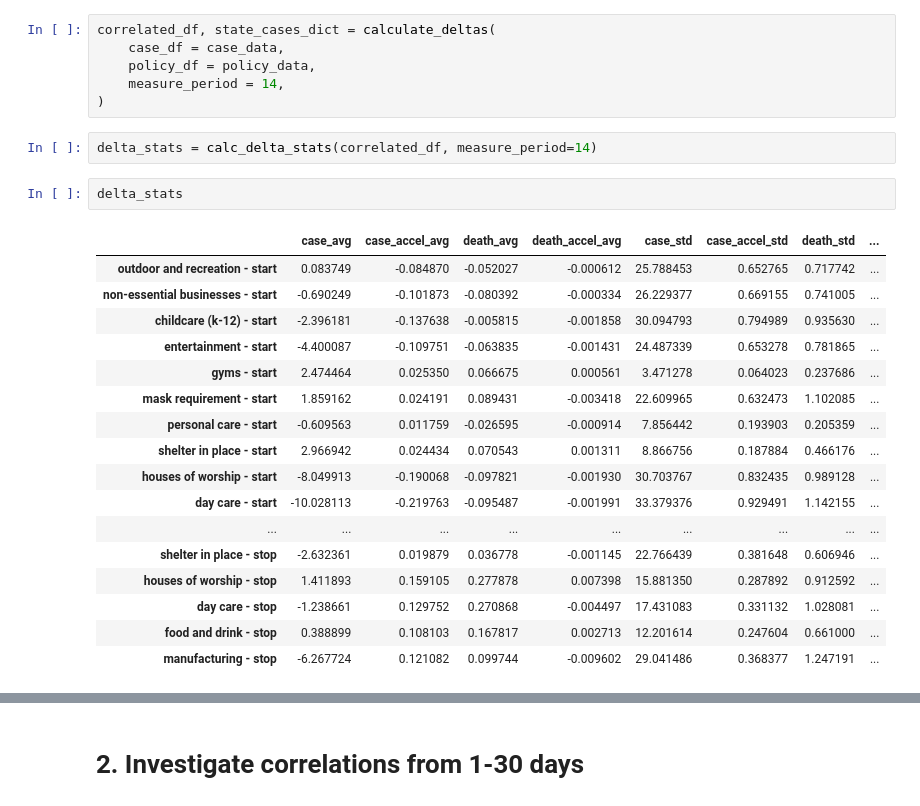
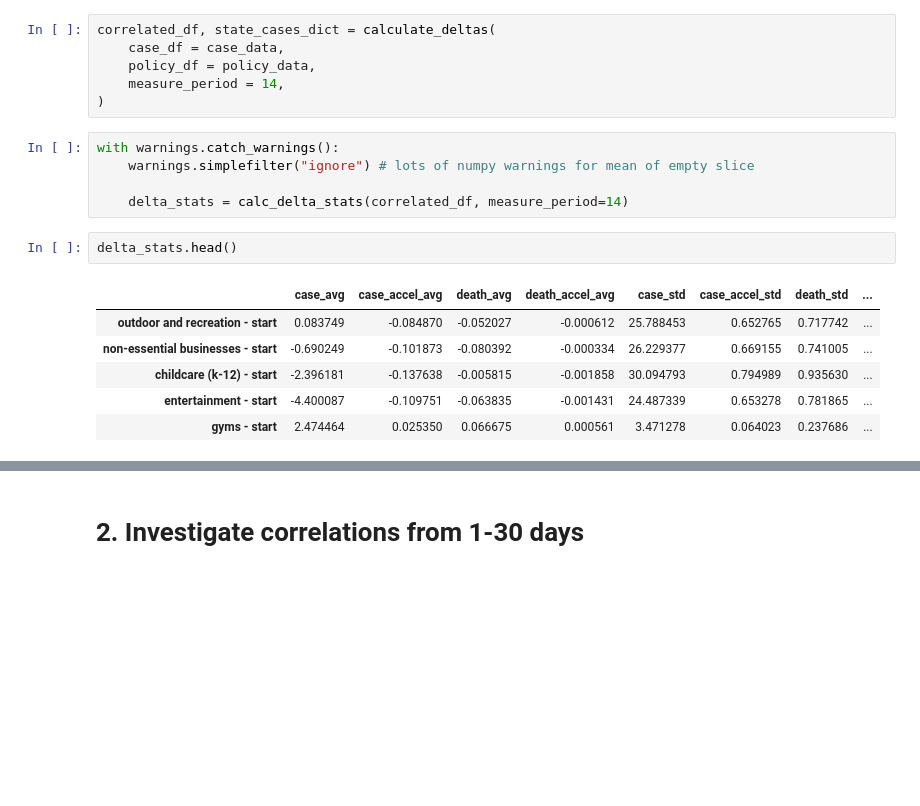
Before and after one commit to apalermo01/Covid-19-correlation-analysis, a Jupyter notebook: 04-First attempt at correlation analysis.ipynb, the cells around one changed output, grey strips where cells are left out. Cells and saved outputs as stored; diff of their text form; blank space fills up the shorter version.

```diff
--- a/04-First attempt at correlation analysis.ipynb
+++ b/04-First attempt at correlation analysis.ipynb
@@ -25,25 +26,17 @@ correlated_df, state_cases_dict = calculate_deltas(
     policy_df = policy_data,
     measure_period = 14,
 )
-# %%
-delta_stats = calc_delta_stats(correlated_df, measure_period=14)
+# %%
+with warnings.catch_warnings():
+    warnings.simplefilter("ignore") # lots of numpy warnings for mean of empty slice
+
+    delta_stats = calc_delta_stats(correlated_df, measure_period=14)
 # %%
-delta_stats
+delta_stats.head()
 # %% [output]
 |  | case_avg | case_accel_avg | death_avg | death_accel_avg | case_std | case_accel_std | death_std | ... |
 | outdoor and recreation - start | 0.083749 | -0.084870 | -0.052027 | -0.000612 | 25.788453 | 0.652765 | 0.717742 | ... |
 | non-essential businesses - start | -0.690249 | -0.101873 | -0.080392 | -0.000334 | 26.229377 | 0.669155 | 0.741005 | ... |
 | childcare (k-12) - start | -2.396181 | -0.137638 | -0.005815 | -0.001858 | 30.094793 | 0.794989 | 0.935630 | ... |
 | entertainment - start | -4.400087 | -0.109751 | -0.063835 | -0.001431 | 24.487339 | 0.653278 | 0.781865 | ... |
 | gyms - start | 2.474464 | 0.025350 | 0.066675 | 0.000561 | 3.471278 | 0.064023 | 0.237686 | ... |
-| mask requirement - start | 1.859162 | 0.024191 | 0.089431 | -0.003418 | 22.609965 | 0.632473 | 1.102085 | ... |
-| personal care - start | -0.609563 | 0.011759 | -0.026595 | -0.000914 | 7.856442 | 0.193903 | 0.205359 | ... |
-| shelter in place - start | 2.966942 | 0.024434 | 0.070543 | 0.001311 | 8.866756 | 0.187884 | 0.466176 | ... |
-| houses of worship - start | -8.049913 | -0.190068 | -0.097821 | -0.001930 | 30.703767 | 0.832435 | 0.989128 | ... |
-| day care - start | -10.028113 | -0.219763 | -0.095487 | -0.001991 | 33.379376 | 0.929491 | 1.142155 | ... |
-| ... | ... | ... | ... | ... | ... | ... | ... | ... |
-| shelter in place - stop | -2.632361 | 0.019879 | 0.036778 | -0.001145 | 22.766439 | 0.381648 | 0.606946 | ... |
-| houses of worship - stop | 1.411893 | 0.159105 | 0.277878 | 0.007398 | 15.881350 | 0.287892 | 0.912592 | ... |
-| day care - stop | -1.238661 | 0.129752 | 0.270868 | -0.004497 | 17.431083 | 0.331132 | 1.028081 | ... |
-| food and drink - stop | 0.388899 | 0.108103 | 0.167817 | 0.002713 | 12.201614 | 0.247604 | 0.661000 | ... |
-| manufacturing - stop | -6.267724 | 0.121082 | 0.099744 | -0.009602 | 29.041486 | 0.368377 | 1.247191 | ... |
```
Also changed, not shown: parts of 10 cells of this notebook, 11 other files.
